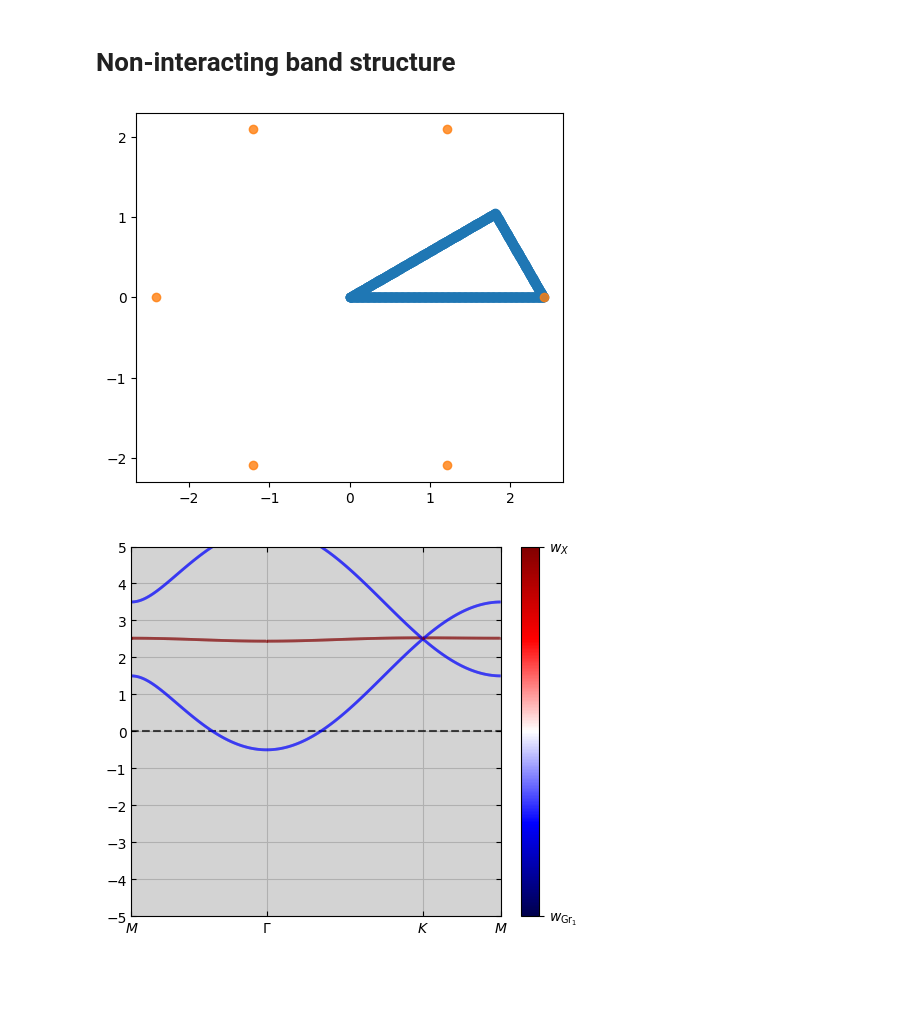
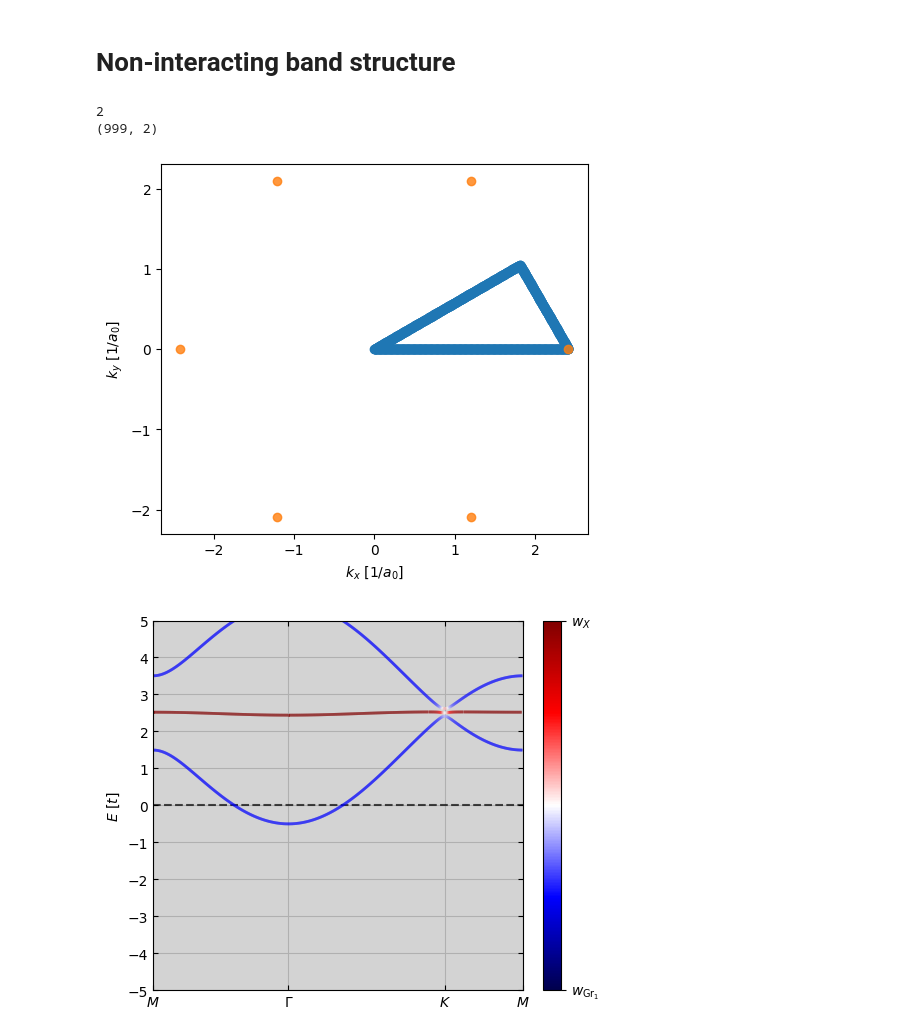
Before and after one commit to Ruberhauptmann/quant-met, a Jupyter notebook: docs/source/examples/non-interacting_bandstructure.ipynb, the cells around one changed output. Saved outputs shown, nothing was run; the diff lists cells and outputs as text; code cells hidden in the pictures; blank space fills up the shorter version.

```diff
--- a/docs/source/examples/non-interacting_bandstructure.ipynb
+++ b/docs/source/examples/non-interacting_bandstructure.ipynb
@@ -20,20 +20,29 @@ points = [(M, 'M'), (Gamma, r'\Gamma'), (all_K_points[1], 'K')]
 
 band_path, band_path_plot, ticks, labels = plotting.generate_bz_path(points, number_of_points=1000)
 
+k = np.array([[0., 0.]])
+
+print(k.ndim)
+
+print(band_path.shape)
+
 BZ_path_plot = plotting.scatter_into_bz(all_K_points, band_path)
 
-egx_h = hamiltonians.EGXHamiltonian(t_gr=1, t_x=0.01, V=0, a=lattice_constant, mu=-2.5, U_gr=1, U_x=1)
+egx_h = hamiltonians.EGXHamiltonian(t_gr=1, t_x=0.01, V=0.1, a=lattice_constant, mu=-2.5, U_gr=1, U_x=1)
 
-band_structure = egx_h.calculate_bandstructure(band_path)
+band_structure = egx_h.calculate_bandstructure(band_path, overlaps=(np.array([0, 0, 1]), np.array([1, 0, 0])))
 # %% [output]
+2
+(999, 2)
-[figure, old version]
+[figure, new version]
 # %%
-fig = plotting.plot_nonint_bandstructure(
+fig = plotting.plot_bandstructure(
     bands=band_structure[['band_0', 'band_1', 'band_2']].to_numpy().T,
     overlaps=band_structure[['wx_0', 'wx_1', 'wx_2']].to_numpy().T,
+    overlap_labels=[r"$w_{\mathrm{Gr}_1}$", r"$w_X$"],
     k_point_list=band_path_plot,
     labels=labels,
     ticks=ticks
 )
 # %% [output]
-[figure, old version]
+[figure, new version]
```
Also changed, not shown: 23 other files.
